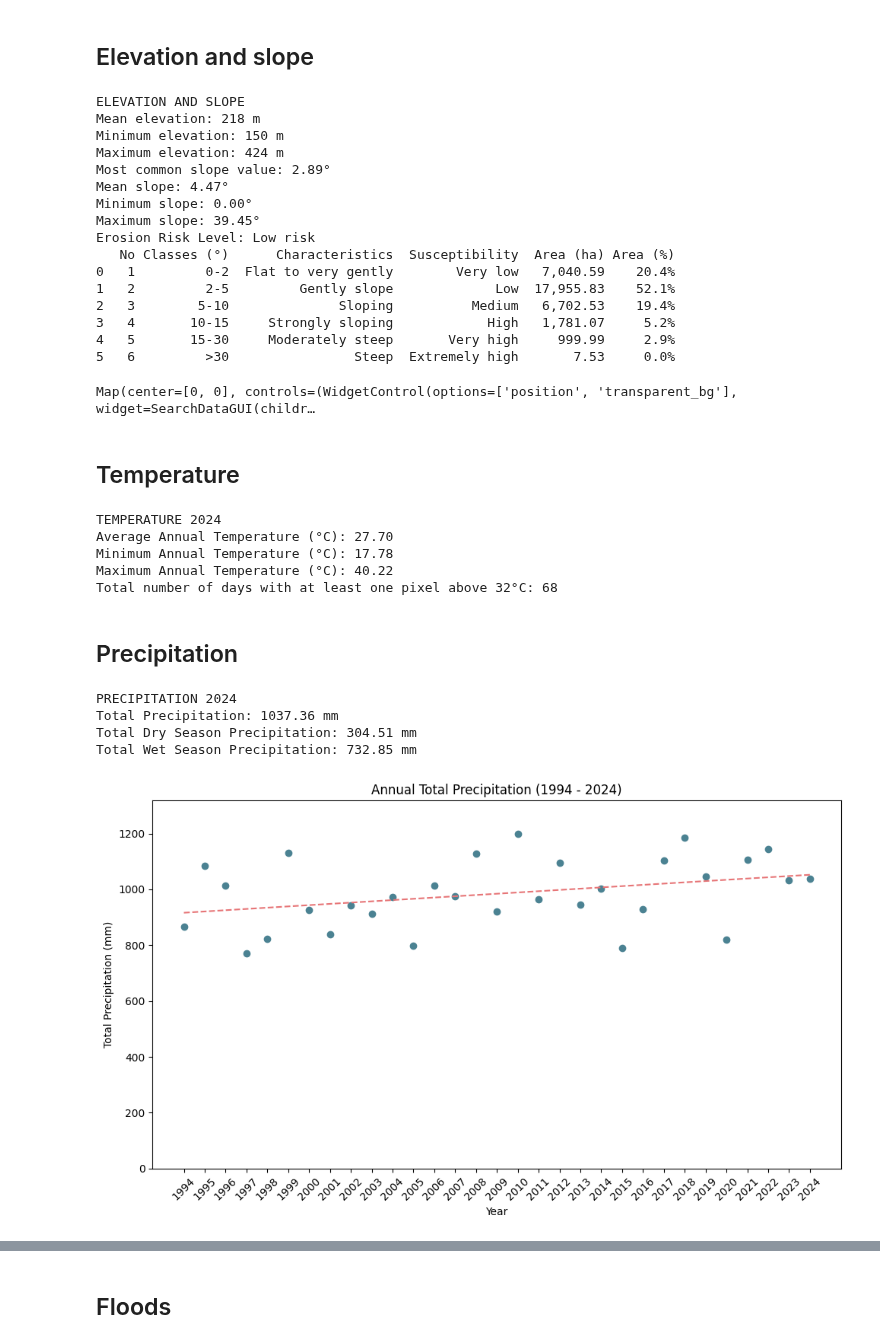
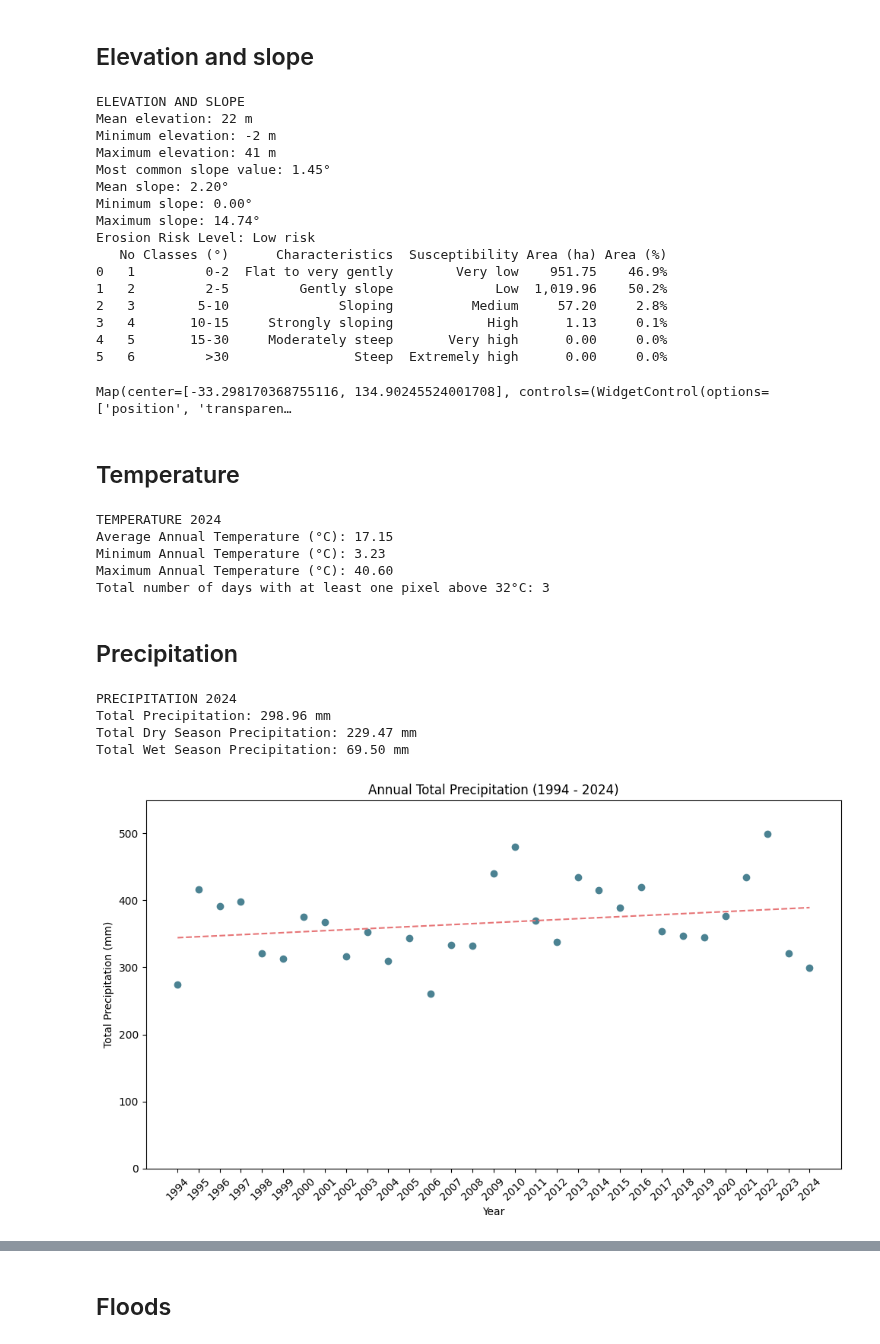
Before and after one commit to inesbsilveira/hummingbirds, a Jupyter notebook: Risk_classification/all_risks.ipynb, the cells around one changed output, grey strips where cells are left out. Drawn from its saved outputs; the diff is of its cells as text; code cells hidden in the pictures.

```diff
--- a/Risk_classification/all_risks.ipynb
+++ b/Risk_classification/all_risks.ipynb
@@ -39,7 +37,7 @@ wf_endDate = '2024-12-31'
 # %%
 
 # if the input is a shapefile
-input_shp = "original_calao_shp.shp"
+input_shp = "ProjectArea_Talia1_reprojected4326.shp"
 gdf = gpd.read_file(input_shp).to_crs('EPSG:4326')
 region = geemap.geopandas_to_ee(gdf)
 # %%
@@ -319,21 +317,21 @@ df = pd.DataFrame(data, columns=["No", "Classes (°)", "Characteristics", "Susce
 print(df)
 # %% [output]
 ELEVATION AND SLOPE
-Mean elevation: 218 m
-Minimum elevation: 150 m
-Maximum elevation: 424 m
-Most common slope value: 2.89°
-Mean slope: 4.47°
+Mean elevation: 22 m
+Minimum elevation: -2 m
+Maximum elevation: 41 m
+Most common slope value: 1.45°
+Mean slope: 2.20°
 Minimum slope: 0.00°
-Maximum slope: 39.45°
+Maximum slope: 14.74°
 Erosion Risk Level: Low risk
-   No Classes (°)      Characteristics  Susceptibility  Area (ha) Area (%)
-0   1         0-2  Flat to very gently        Very low   7,040.59    20.4%
-1   2         2-5         Gently slope             Low  17,955.83    52.1%
-2   3        5-10              Sloping          Medium   6,702.53    19.4%
-3   4       10-15     Strongly sloping            High   1,781.07     5.2%
-4   5       15-30     Moderately steep       Very high     999.99     2.9%
-5   6         >30                Steep  Extremely high       7.53     0.0%
+   No Classes (°)      Characteristics  Susceptibility Area (ha) Area (%)
+0   1         0-2  Flat to very gently        Very low    951.75    46.9%
+1   2         2-5         Gently slope             Low  1,019.96    50.2%
+2   3        5-10              Sloping          Medium     57.20     2.8%
+3   4       10-15     Strongly sloping            High      1.13     0.1%
+4   5       15-30     Moderately steep       Very high      0.00     0.0%
+5   6         >30                Steep  Extremely high      0.00     0.0%
 # %%
 # Define visualization parameters for a green-yellow-green color scheme
 vis_params = {
@@ -347,10 +345,11 @@ Map = geemap.Map()
 Map.addLayer(elevation, vis_params, "Elevation Map")
 fc = region.style(fillColor='00000000')
 Map.addLayer(fc, {}, "Transparent Vector")
+Map.centerObject(region, 11)
 # Display the map
 Map
 # %% [output]
-Map(center=[0, 0], controls=(WidgetControl(options=['position', 'transparent_bg'], widget=SearchDataGUI(childr…
+Map(center=[-33.298170368755116, 134.90245524001708], controls=(WidgetControl(options=['position', 'transparen…
 # %% [markdown]
 ## Temperature
 # %%
@@ -402,7 +401,7 @@ print(f'Minimum Annual Temperature (°C): {min_temp_value:.2f}')
 print(f'Maximum Annual Temperature (°C): {max_temp_value:.2f}')
 
 # Define threshold temperature in Celsius
-threshold = 32
+threshold = 35
 threshold_k = threshold + 273.15  # Convert to Kelvin
 
 # Apply threshold to identify hot pixels
@@ -421,10 +420,10 @@ total_days_above_32 = ee.Number(total_hot_hours).divide(24).getInfo()
 print(f'Total number of days with at least one pixel above 32°C: {total_days_above_32:.0f}')
 # %% [output]
 TEMPERATURE 2024
-Average Annual Temperature (°C): 27.70
-Minimum Annual Temperature (°C): 17.78
-Maximum Annual Temperature (°C): 40.22
-Total number of days with at least one pixel above 32°C: 68
+Average Annual Temperature (°C): 17.15
+Minimum Annual Temperature (°C): 3.23
+Maximum Annual Temperature (°C): 40.60
+Total number of days with at least one pixel above 32°C: 3
 # %% [markdown]
 ## Precipitation
 # %%
@@ -443,10 +442,10 @@ stats = total.reduceRegion(
 )
 
 # Define the dry and wet seasons
-dry_season_1stmonth = 11
-dry_season_lastmonth = 5
-wet_season_1stmonth = 6
-wet_season_lastmonth = 10
+dry_season_1stmonth = 5
+dry_season_lastmonth = 10
+wet_season_1stmonth =
+wet_season_lastmonth = 4
 
 # Filter the dataset for each season
 dry_season = filter_by_season(precip_dataset, dry_season_1stmonth, dry_season_lastmonth).filterDate(start_date, end_date)
@@ -504,37 +503,37 @@ for year in range(start_year_prec, end_year_prec + 1):
     yearly_precip = stats_year.get('precipitation_sum')
 
     # Append the result to the list
     annual_precipitation.append((year, yearly_precip.getInfo()))
 
 # Print out the results
 #for year, precip in annual_precipitation:
     #print(f"Year {year}: Total Precipitation = {precip:.2f} mm")
 
 # Extract years and precipitation values for plotting
 years = [year for year, _ in annual_precipitation]
 precipitation = [precip for _, precip in annual_precipitation]
 
 # Plot the data
 plt.figure(figsize=(10, 6))
 plt.scatter(years, precipitation, color ='#4b8292')
 plt.title('Annual Total Precipitation (1994 - 2024)')
 plt.xlabel('Year')
 plt.ylabel('Total Precipitation (mm)')
 z = np.polyfit(years, precipitation, 1)
 p = np.poly1d(z)
 plt.plot(years, p(years), "r--", label="Trend Line", color='#E77577')
 plt.grid(True)
 plt.xticks(years, rotation=45)
 plt.ylim(0, max(precipitation) * 1.1)
 plt.grid(False)
 plt.tight_layout()
 plt.show()
 # %% [output]
 PRECIPITATION 2024
-Total Precipitation: 1037.36 mm
-Total Dry Season Precipitation: 304.51 mm
-Total Wet Season Precipitation: 732.85 mm
+Total Precipitation: 298.96 mm
+Total Dry Season Precipitation: 229.47 mm
+Total Wet Season Precipitation: 69.50 mm
-[figure, old version]
+[figure, new version]
 # %%
 # Load the ERA5 Monthly dataset for temperature and precipitation
 tempDataset = ee.ImageCollection("ECMWF/ERA5_LAND/MONTHLY_AGGR") \
```
Also changed, not shown: parts of 5 cells of this notebook.
